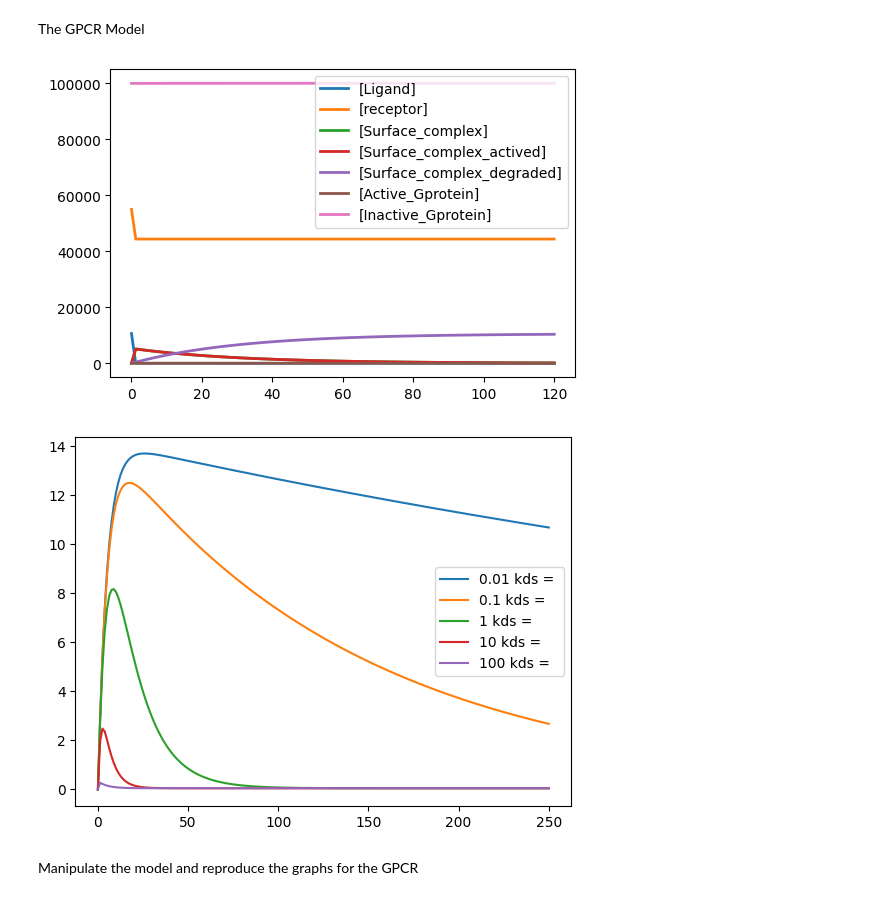
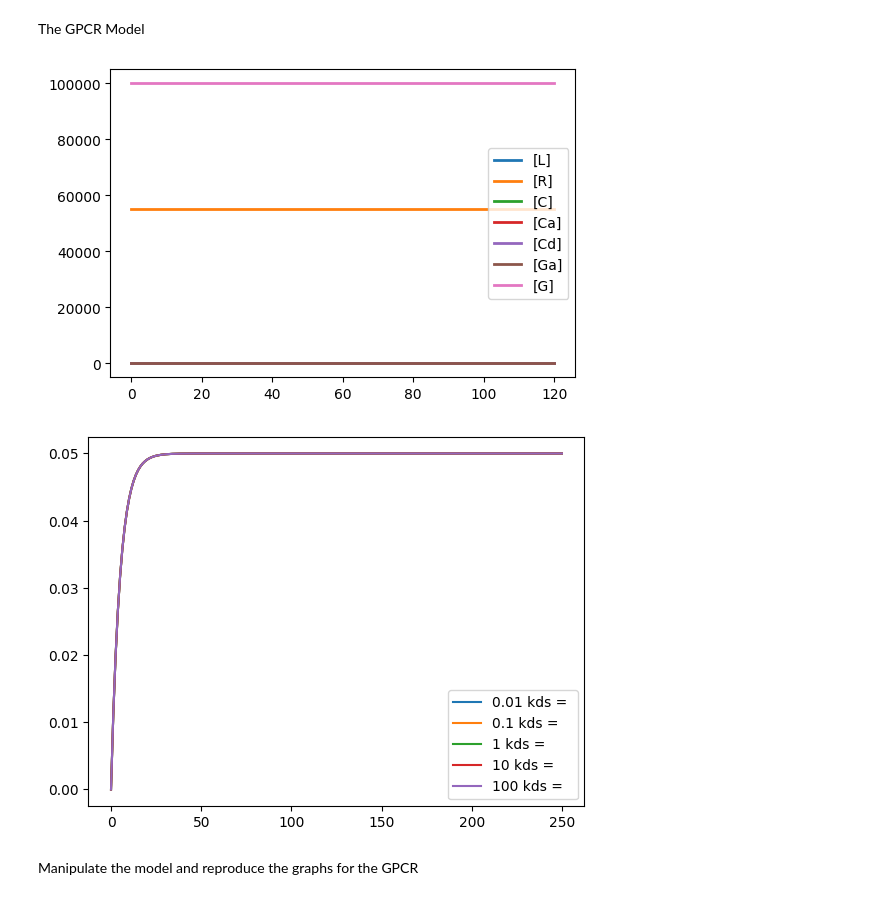
Before and after one commit to Ara101/Recapitulating-Shankaran2007-GPCR-model, a Jupyter notebook: GPCR_model/Shankaran_model.ipynb, the cells around one changed output. Drawn from its saved outputs; the diff is of its cells as text; code cells hidden in the pictures.

```diff
--- a/GPCR_model/Shankaran_model.ipynb
+++ b/GPCR_model/Shankaran_model.ipynb
@@ -12,27 +12,26 @@ The intial EGFR Model
 shankaran_model_EGFR = te.loada("""
 
 Ligand + Surface_receptor -> Surface_complex; Ligand*Surface_receptor*kon
-Surface_complex -> Ligand + Surface_receptor; Surface_complex*koff
 
--> Surface_receptor; kt*(Rt^0)
-Surface_receptor -> ; Surface_receptor*kt
+Surface_complex -> Ligand; Surface_complex*koff*(1/(V*Nav))
 
-Surface_complex -> ; Surface_complex*ke
+Surface_complex -> ; Surface_receptor*koff
 
-Ligand  = 0.01*Kd + 5961
 Surface_receptor = Rt
 Surface_complex = 0
 
 kon = 0.097
 koff = 0.24
 Kd = koff/kon
-
 kt = 0.02
 ke = 0.15
 Vr = kt*Rt
 
 Rt = 200000
+Nav = 6.022*10^23
 V = 0.0000000004
+at (time > 1): Surface_complex = Vr
+at (time > 1): Ligand = 0.01*Kd
 """)
 shankaran_model_EGFR.reset()
 m = shankaran_model_EGFR.simulate(0, 1000, 100)
@@ -78,54 +77,58 @@ The GPCR Model
 # %%
 # seperate ligand and receptor GPCR
 shankaran_model_GPCR = te.loada("""
-Ligand + receptor -> Surface_complex; Ligand*receptor*kon
-Surface_complex -> Ligand + receptor; Surface_complex*koff
+L + R -> C; L*R*kon
+C -> R; C*koff
+C -> L; koff*(1/(V*Nav))*C
 
-Surface_complex -> Surface_complex_actived; Surface_complex*kfr
-Surface_complex_actived -> Surface_complex; Surface_complex_actived*krr
+C -> Ca; C*kfr
+Ca -> C; Ca*krr
 
-Surface_complex_actived -> Surface_complex_degraded; Surface_complex_actived*kds
+Ca -> Cd; Ca*kds
 
-Surface_complex_actived -> Active_Gprotein; (Surface_complex_actived^2)*ka
+Ga -> G; Ga*ki
+G -> Ga; G*ka
+Ca + G -> Ga; (Ca^2)*ka*G
 
-Active_Gprotein -> Inactive_Gprotein; Active_Gprotein*ki
-Inactive_Gprotein -> Active_Gprotein; Inactive_Gprotein*ka
-
-Ligand = 0.01*Kd + 10612
-receptor = RT
-Surface_complex = 0
-Active_Gprotein = 0
-Inactive_Gprotein = 100000
+R = RT
+G = GT
+C = 0
+Ca = 0
+Cd =0
+Ga = 0
 
 kon = 84000000
 koff = 0.37
 Kd = koff/kon
 kfr = 10
 krr = 10
 kds = 0.065
 ka = 0.0000001
 ki = 0.2
 
+Nav = 6.022*10^23
 V = 0.0000000004
 RT = 55000
 GT = 100000
+
+at (time > 1): L = 0.01*Kd
 """)
 shankaran_model_GPCR.resetToOrigin()
 GPCR_model = shankaran_model_GPCR.simulate(0,120,100)
 shankaran_model_GPCR.plot()
 
 shankaran_model_GPCR.resetAll()
 for i in [10**-2, 10**-1, 10**0, 10**1, 10**2]:
     shankaran_model_GPCR.resetToOrigin()
     shankaran_model_GPCR.kds = 0.065*i
-    result = shankaran_model_GPCR.simulate(0, 250, 200,['time','Active_Gprotein'])
+    result = shankaran_model_GPCR.simulate(0, 250, 200,['time','Ga'])
     plt.plot(result[:,0],result[:,1], label = '%s kds = ' %i)
 
 plt.legend()
 plt.show()
 # %% [output]
-[figure, old version]
+[figure, new version]
-[figure, old version]
+[figure, new version]
 # %% [markdown]
 Manipulate the model and reproduce the graphs for the GPCR
 # %%
```
Also changed, not shown: parts of 3 cells of this notebook.
